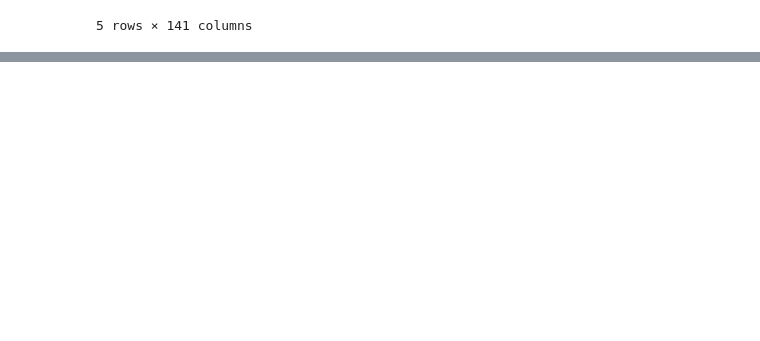
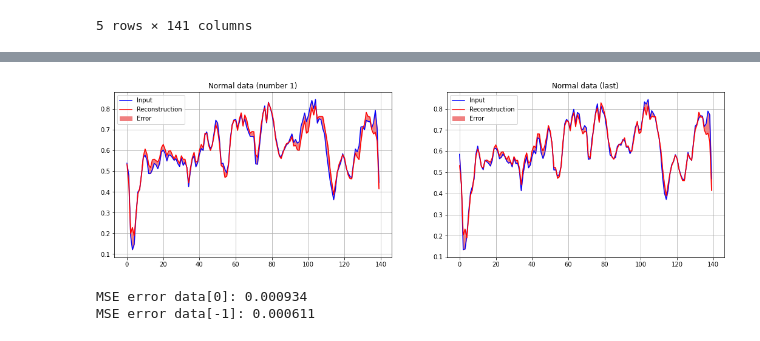
Before and after one commit to BryanChin991/Machine-Learning-Python, a Jupyter notebook: Anomaly_detection.ipynb, the cells around one changed output, grey strips where cells are left out. Cells and saved outputs as stored; diff of their text form; code cells hidden in the pictures; blank space fills up the shorter version.

```diff
--- a/Anomaly_detection.ipynb
+++ b/Anomaly_detection.ipynb
@@ -79,0 +273,33 @@ plt.show()
+# %%
+data_0 = autoencoder.predict(normal_X_train)
+
+plt.figure(figsize=(18,5))
+
+plt.subplot(121)
+plt.grid()
+plt.plot(normal_X_train[0], 'b')
+plt.plot(data_0[0], 'r')
+plt.fill_between(np.arange(140), normal_X_train[0], data_0[0], color='lightcoral' )
+plt.legend(labels=['Input', 'Reconstruction', 'Error'])
+plt.title('Normal data (number 1)')
+
+plt.subplot(122)
+plt.grid()
+plt.plot(normal_X_train[-1], 'b')
+plt.plot(data_0[-1], 'r')
+plt.fill_between(np.arange(140), normal_X_train[-1], data_0[-1], color='lightcoral' )
+plt.legend(labels=['Input', 'Reconstruction', 'Error'])
+plt.title('Normal data (last)')
+
+plt.show()
+# %% [output]
+[figure, added]
+# %%
+mse = losses.mse(normal_X_train[0], data_0[0])
+mse_sec = losses.mse(normal_X_train[-1], data_0[-1])
+
+print(f'MSE error data[0]: {mse:.6f}')
+print(f'MSE error data[-1]: {mse_sec:.6f}')
+# %% [output]
+MSE error data[0]: 0.000934
+MSE error data[-1]: 0.000611
```
Also changed, not shown: parts of 45 cells of this notebook.
